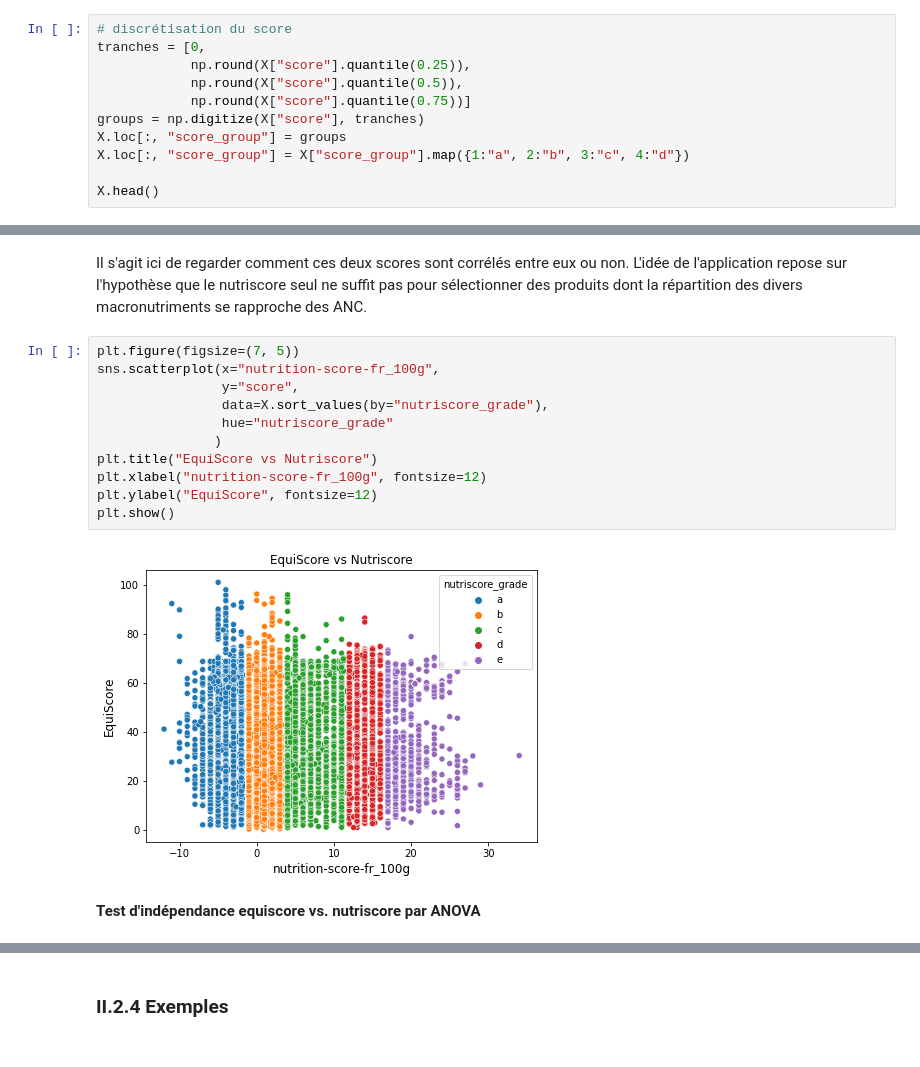
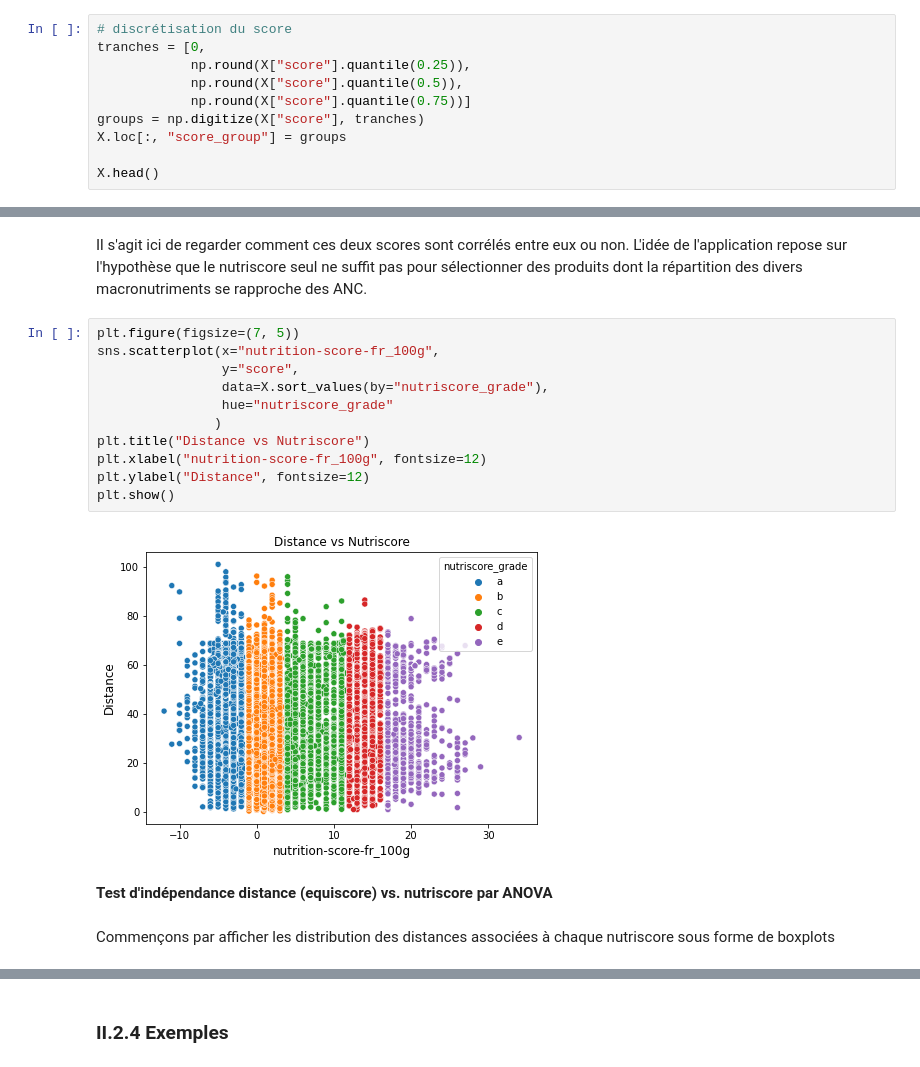
Before and after one commit to OlivierLegrand/P7, a Jupyter notebook: P3/PSanté_notebookpresentation.ipynb, the cells around one changed output, grey strips where cells are left out. Drawn from its saved outputs; the diff is of its cells as text.

```diff
--- a/P3/PSanté_notebookpresentation.ipynb
+++ b/P3/PSanté_notebookpresentation.ipynb
@@ -1046,7 +1059,6 @@ tranches = [0,
             np.round(X["score"].quantile(0.75))]
 groups = np.digitize(X["score"], tranches)
 X.loc[:, "score_group"] = groups
-X.loc[:, "score_group"] = X["score_group"].map({1:"a", 2:"b", 3:"c", 4:"d"})
 
 X.head()
 # %% [output]
@@ -1181,15 +1180,17 @@ Il s'agit ici de regarder comment ces deux scores sont corrélés entre eux ou n
 # %%
 plt.figure(figsize=(7, 5))
 sns.scatterplot(x="nutrition-score-fr_100g",
                 y="score",
                 data=X.sort_values(by="nutriscore_grade"),
                 hue="nutriscore_grade"
                )
-plt.title("EquiScore vs Nutriscore")
+plt.title("Distance vs Nutriscore")
 plt.xlabel("nutrition-score-fr_100g", fontsize=12)
-plt.ylabel("EquiScore", fontsize=12)
+plt.ylabel("Distance", fontsize=12)
 plt.show()
 # %% [output]
-[figure, old version]
+[figure, new version]
 # %% [markdown]
-**Test d'indépendance equiscore vs. nutriscore par ANOVA**
+**Test d'indépendance distance (equiscore) vs. nutriscore par ANOVA**
+# %% [markdown]
+Commençons par afficher les distribution des distances associées à chaque nutriscore sous forme de boxplots
```
Also changed, not shown: parts of 46 cells of this notebook.
